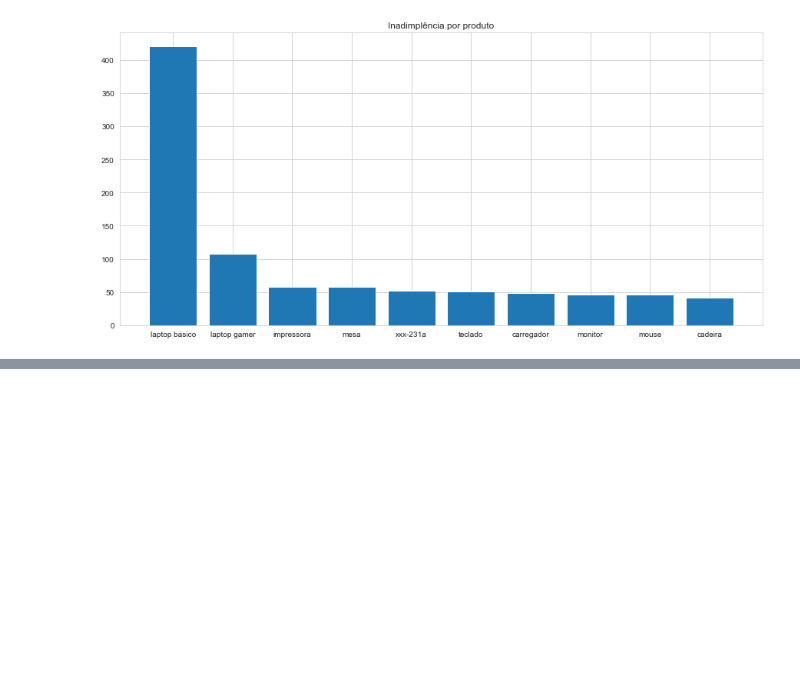
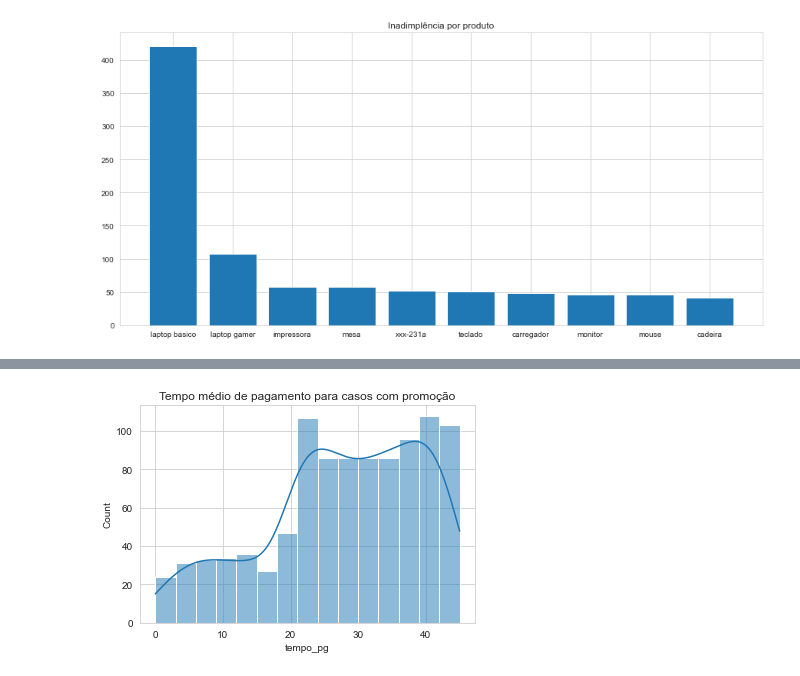
Before and after one commit to italocreator/heros-journey, a Jupyter notebook: Projeto_20211115/202111115_tratamento/5-Analises_Insights/20211115_Analises.ipynb, the cells around one changed output, grey strips where cells are left out. Cells and saved outputs as stored; diff of their text form; code cells hidden in the pictures; blank space fills up the shorter version.

```diff
--- a/Projeto_20211115/202111115_tratamento/5-Analises_Insights/20211115_Analises.ipynb
+++ b/Projeto_20211115/202111115_tratamento/5-Analises_Insights/20211115_Analises.ipynb
@@ -618,0 +653,6 @@ Text(0.5, 1.0, 'Inadimplência por produto')
+# %%
+sns.histplot(data=graf_dados.tempo_pg[graf_dados['promoção']==1], kde=True)
+plt.title('Tempo médio de pagamento para casos com promoção')
+plt.show()
+# %% [output]
+[figure, added]
```
Also changed, not shown: parts of 25 cells of this notebook, 1 other file.
